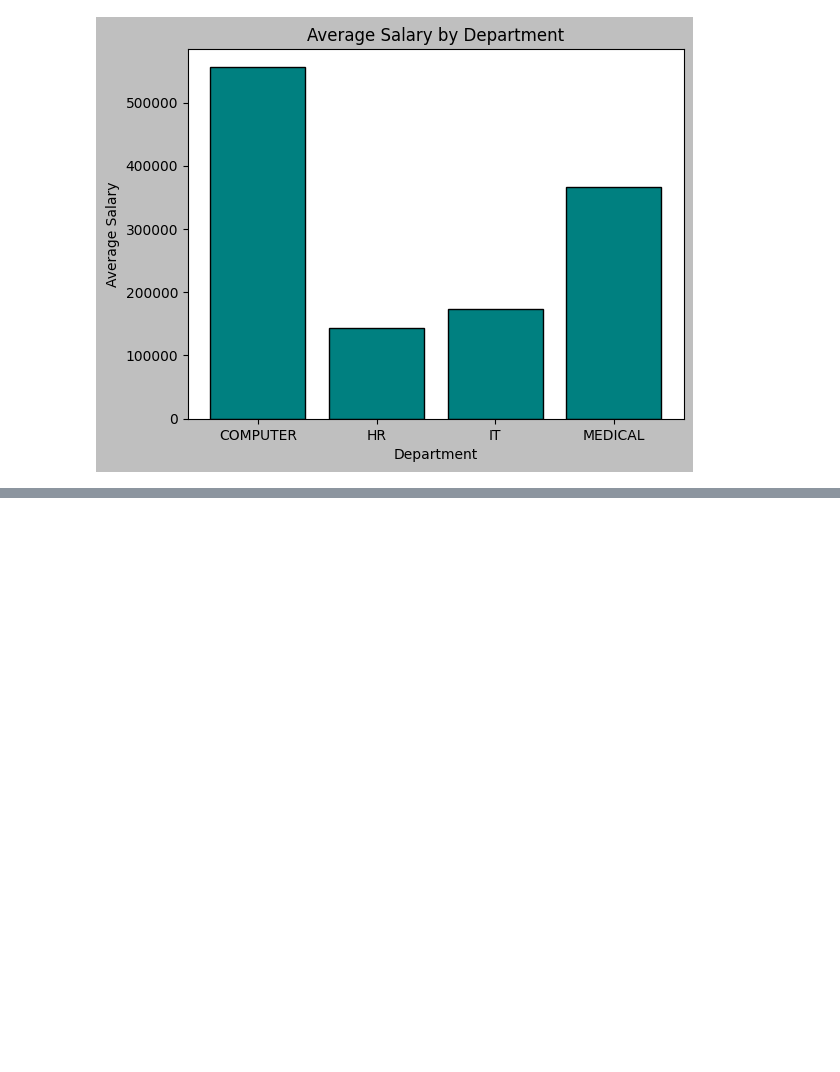
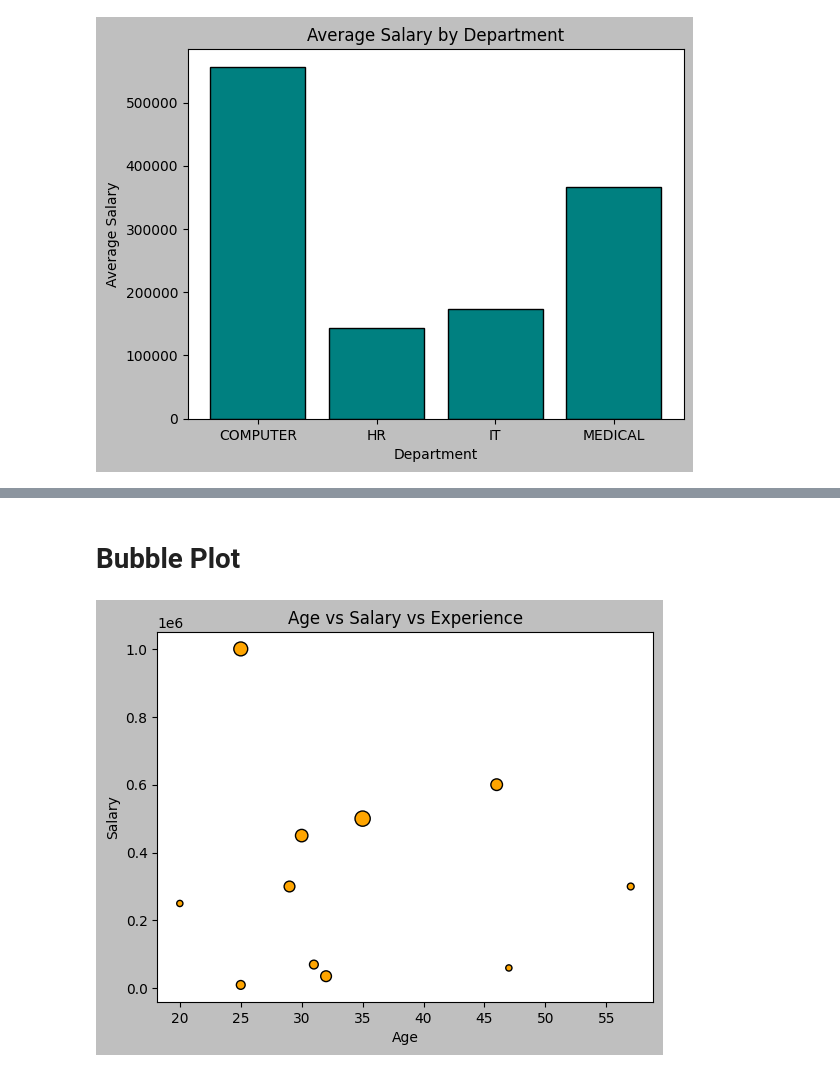
Before and after one commit to saeemane05/Python_Data_Analysis_Fundamental, a Jupyter notebook: MATPLOTLIB/03_bivariate_multivariate.ipynb, the cells around one changed output, grey strips where cells are left out. Drawn from its saved outputs; the diff is of its cells as text; code cells hidden in the pictures; blank space fills up the shorter version.

```diff
--- a/MATPLOTLIB/03_bivariate_multivariate.ipynb
+++ b/MATPLOTLIB/03_bivariate_multivariate.ipynb
@@ -165,0 +192,2 @@ plt.show()
+# %%
+df['Experience'] = [ 1, 2 , 3 ,4 , 5 , 1.2 , 3.5 , 6 , 1 , 2 , 3]
@@ -165,0 +209,11 @@ plt.show()
+# %% [markdown]
+# Bubble Plot
+# %%
+# Here we have 2 numerical columns
+plt.scatter(df['Age'] , df["Salary"] , s = df['Experience']*20 , color = 'orange' , edgecolor = "black")
+plt.title("Age vs Salary vs Experience")
+plt.xlabel('Age')
+plt.ylabel('Salary')
+plt.show()
+# %% [output]
+[figure, added]
```
Also changed, not shown: parts of 7 cells of this notebook.
